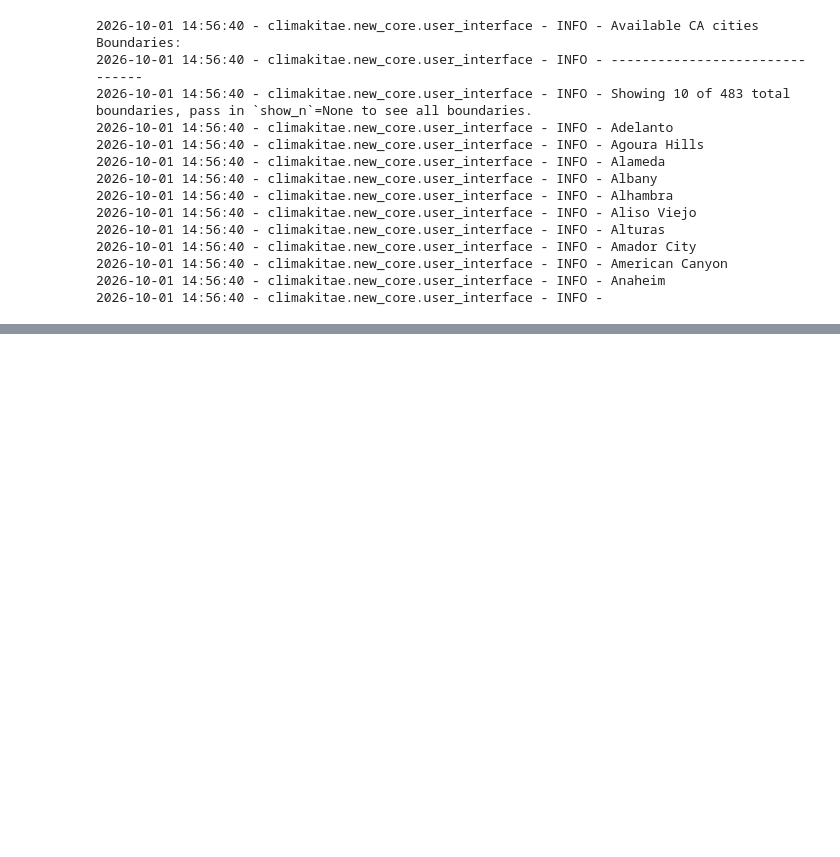
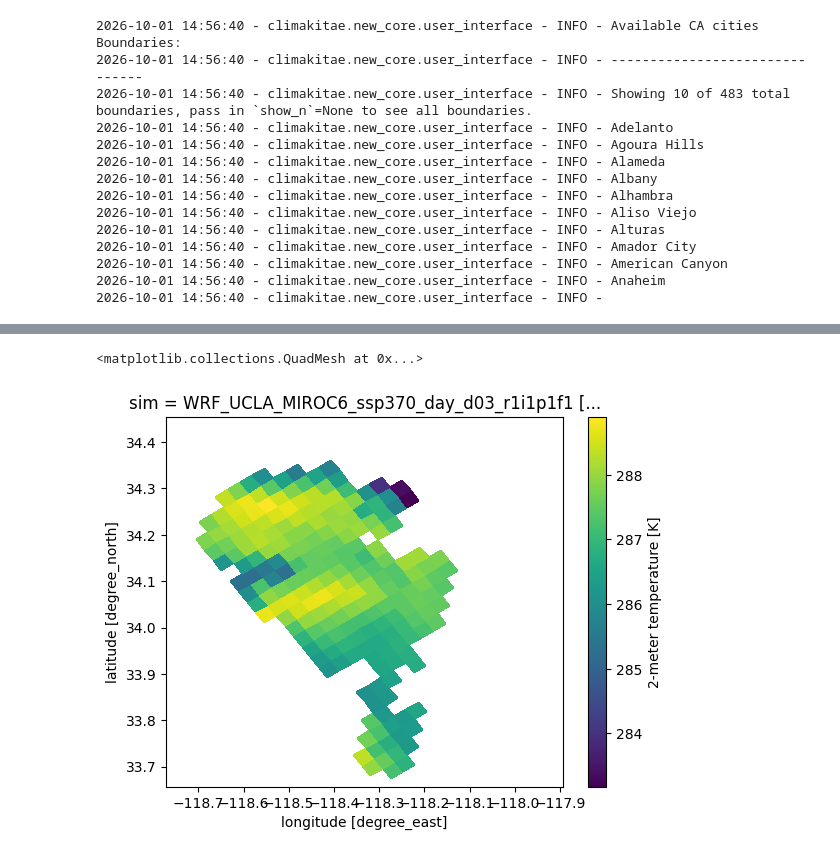
Before and after one commit to cal-adapt/climakitae, a Jupyter notebook: DEV_cities_boundaries.ipynb, the cells around one changed output, grey strips where cells are left out. Drawn from its saved outputs; the diff is of its cells as text; code cells hidden in the pictures; blank space fills up the shorter version.

```diff
--- a/DEV_cities_boundaries.ipynb
+++ b/DEV_cities_boundaries.ipynb
@@ -118,11 +118,13 @@ wl_clipped_data = (
             "warming_level": {
                 "warming_levels": [1.5, 2.0, 3.0],  # Warming levels in °C
             },
-            "clip": "Alhambra",  # Clip to specified coordinates
+            "clip": "Los Angeles",  # Clip to specified coordinates
         }
     )
     .get()
 )
 
 wl_clipped_data
+
+wl_clipped_data.isel(sim=0, warming_level=0, time_delta=0).t2.plot(x="lon", y="lat")
 # %% [output]
@@ -149,3 +148,5 @@ wl_clipped_data
+<matplotlib.collections.QuadMesh at 0x...>
+[figure, added]
 # %%
 clip_counties = (
     cd.catalog("cadcat")
```
Also changed, not shown: parts of 2 cells of this notebook.
